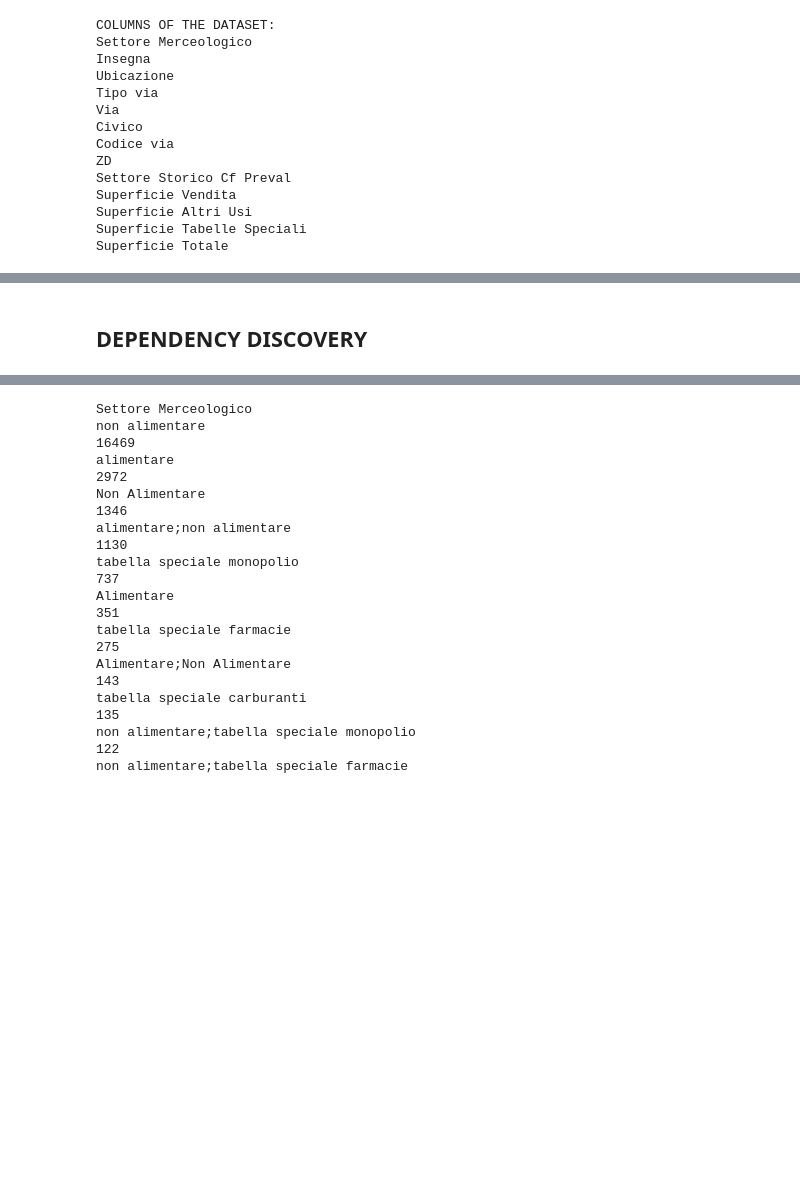
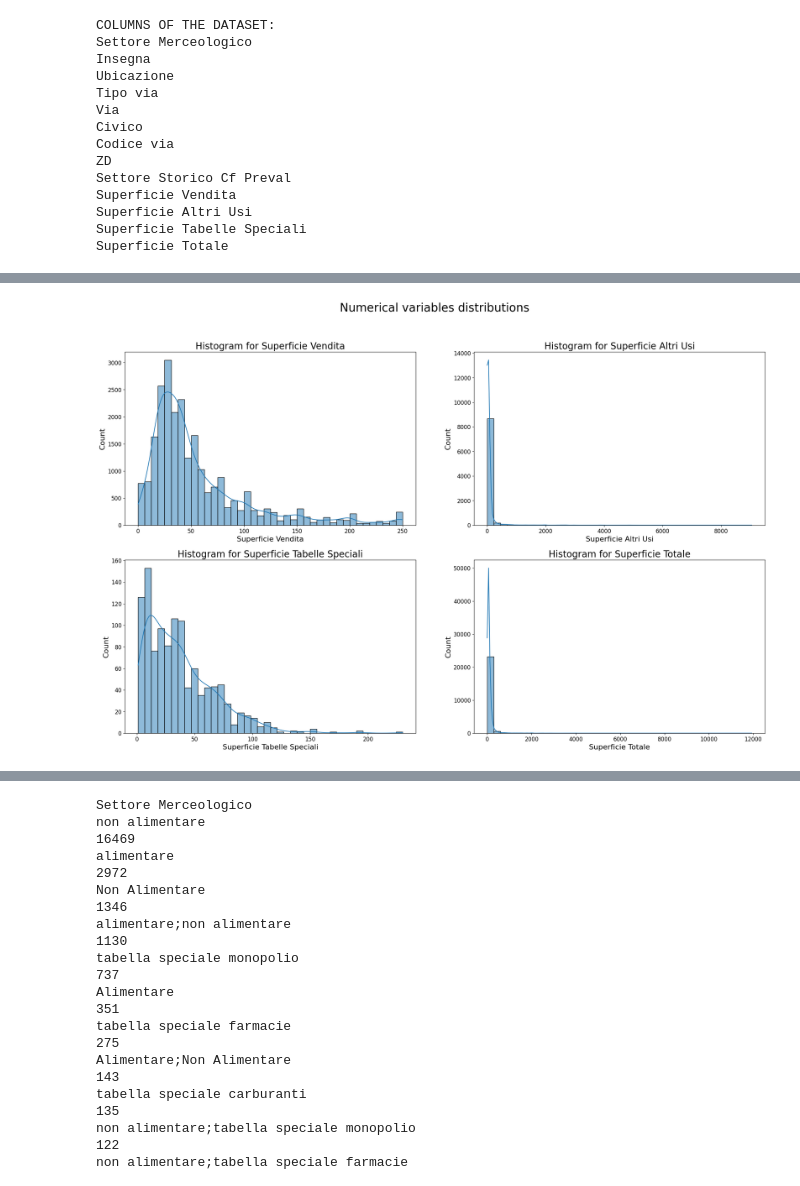
Before and after one commit to FrancescoScroccarello/DIQ-2024-Data-Preparation, a Jupyter notebook: 9_Resta_Scroccarello.ipynb, the cells around one changed output, grey strips where cells are left out. Saved outputs shown, nothing was run; the diff lists cells and outputs as text; code cells hidden in the pictures; blank space fills up the shorter version.

```diff
--- a/9_Resta_Scroccarello.ipynb
+++ b/9_Resta_Scroccarello.ipynb
@@ -78,9 +127,3 @@ dtype: object
 # separate numerical variables from categorical
 num = df[df.select_dtypes(include=['float64']).columns]
 cat = df[df.select_dtypes(include=['object']).columns]
-# %%
-# look at values distributions
-for col in num:
-    print("Histogram for "+col+":")
-    df[col].hist()
-    plt.show()
@@ -172,22 +192,0 @@ Name: count, dtype: int64
-# %%
-# perform single column analysis for each column
-sc_analysis = pd.DataFrame(columns=df.columns,index=['Missing','Actual','Cardinality','Uniqueness','Distinctness','Constancy','Completeness'])
-
-for col in df.columns:
-    cardinality = df[col].nunique() # number of unique values
-    actual = df[col].notnull().sum() # number of not null values
-    nnull = df[col].isnull().sum() # number of null values
-    uniqueness = cardinality/n_rows
-    distinctness = cardinality/actual
-    mode = df[col].mode()[0]
-    constancy = df[col].value_counts()[mode] / n_rows
-
-    sc_analysis[col]['Missing'] = nnull
-    sc_analysis[col]['Cardinality'] = cardinality
-    sc_analysis[col]['Actual'] = actual
-    sc_analysis[col]['Uniqueness'] = uniqueness
-    sc_analysis[col]['Distinctness'] = distinctness
-    sc_analysis[col]['Constancy'] = constancy
-    sc_analysis[col]['Completeness'] = actual / n_rows
-
-sc_analysis
@@ -203,2 +193,14 @@ sc_analysis
-# %% [markdown]
-## DEPENDENCY DISCOVERY
+# %%
+# Plot values distributions
+plt.figure(figsize=(25,15))
+plt.suptitle("Numerical variables distributions", fontsize=25)
+for i, col in enumerate(num):
+    plt.subplot(2, 2, i + 1)
+    sns.histplot(df[col], kde=True, bins=40)
+    plt.title(f"Histogram for {col}",fontsize=20)
+    plt.xticks(fontsize=12)
+    plt.yticks(fontsize=12)
+    plt.xlabel(f"{col}", fontsize=16)
+    plt.ylabel("Count", fontsize=16)
+# %% [output]
+[figure, added]
```
Also changed, not shown: parts of 35 cells of this notebook.
